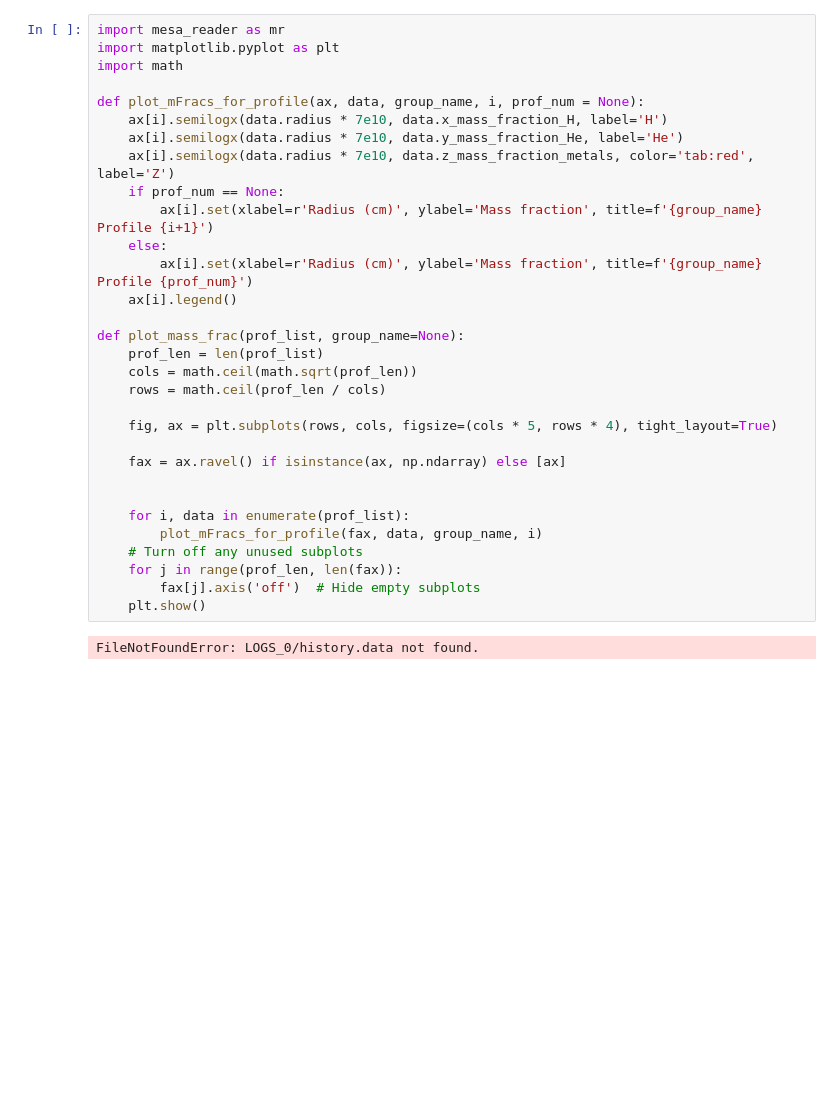
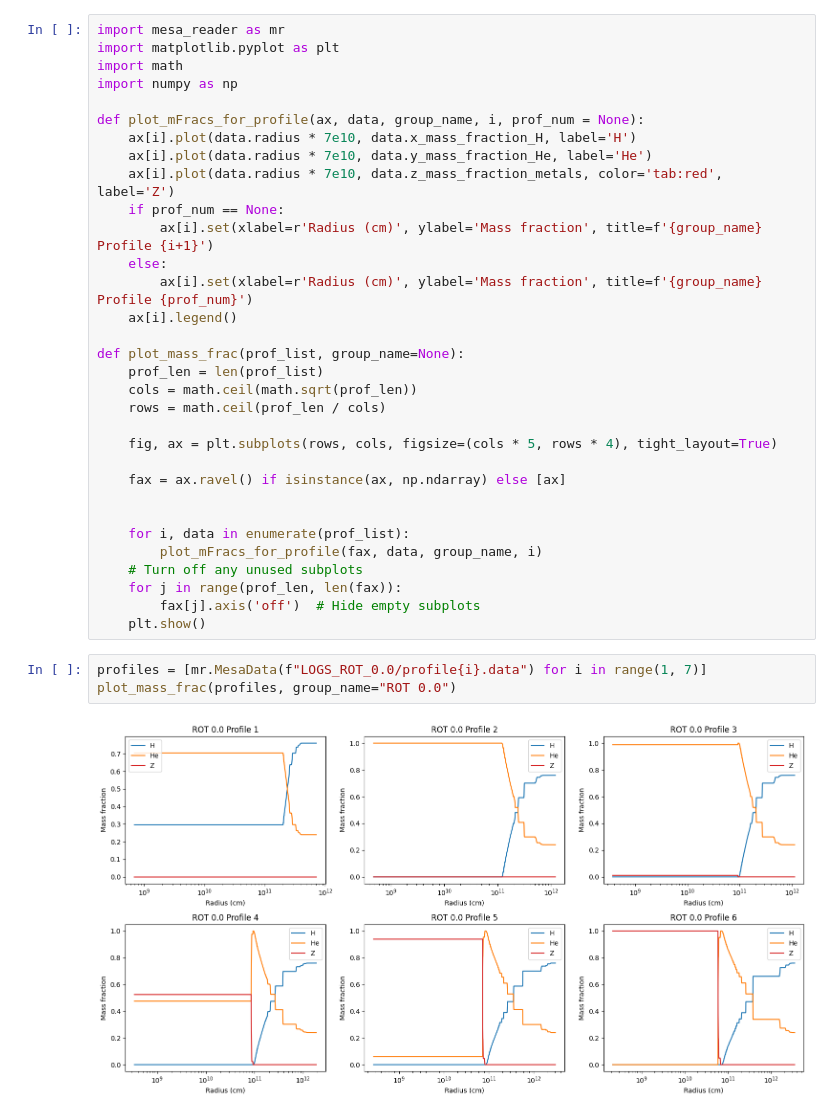
Before and after one commit to pie-tras/ASTR3400, a Jupyter notebook: testing.ipynb, the cells around one changed output. Drawn from its saved outputs; the diff is of its cells as text; blank space fills up the shorter version.

```diff
--- a/testing.ipynb
+++ b/testing.ipynb
@@ -2,11 +2,12 @@
 import mesa_reader as mr
 import matplotlib.pyplot as plt
 import math
+import numpy as np
 
 def plot_mFracs_for_profile(ax, data, group_name, i, prof_num = None):
-    ax[i].semilogx(data.radius * 7e10, data.x_mass_fraction_H, label='H')
-    ax[i].semilogx(data.radius * 7e10, data.y_mass_fraction_He, label='He')
-    ax[i].semilogx(data.radius * 7e10, data.z_mass_fraction_metals, color='tab:red', label='Z')
+    ax[i].plot(data.radius * 7e10, data.x_mass_fraction_H, label='H')
+    ax[i].plot(data.radius * 7e10, data.y_mass_fraction_He, label='He')
+    ax[i].plot(data.radius * 7e10, data.z_mass_fraction_metals, color='tab:red', label='Z')
     if prof_num == None:
         ax[i].set(xlabel=r'Radius (cm)', ylabel='Mass fraction', title=f'{group_name} Profile {i+1}')
     else:
@@ -29,5 +30,8 @@ def plot_mass_frac(prof_list, group_name=None):
     for j in range(prof_len, len(fax)):
         fax[j].axis('off')  # Hide empty subplots
     plt.show()
-# %% [output]
-FileNotFoundError: LOGS_0/history.data not found.
+# %%
+profiles = [mr.MesaData(f"LOGS_ROT_0.0/profile{i}.data") for i in range(1, 7)]
+plot_mass_frac(profiles, group_name="ROT 0.0")
+# %% [output]
+[figure, added]
```
Also changed, not shown: parts of 3 cells of this notebook, 1 other file.
